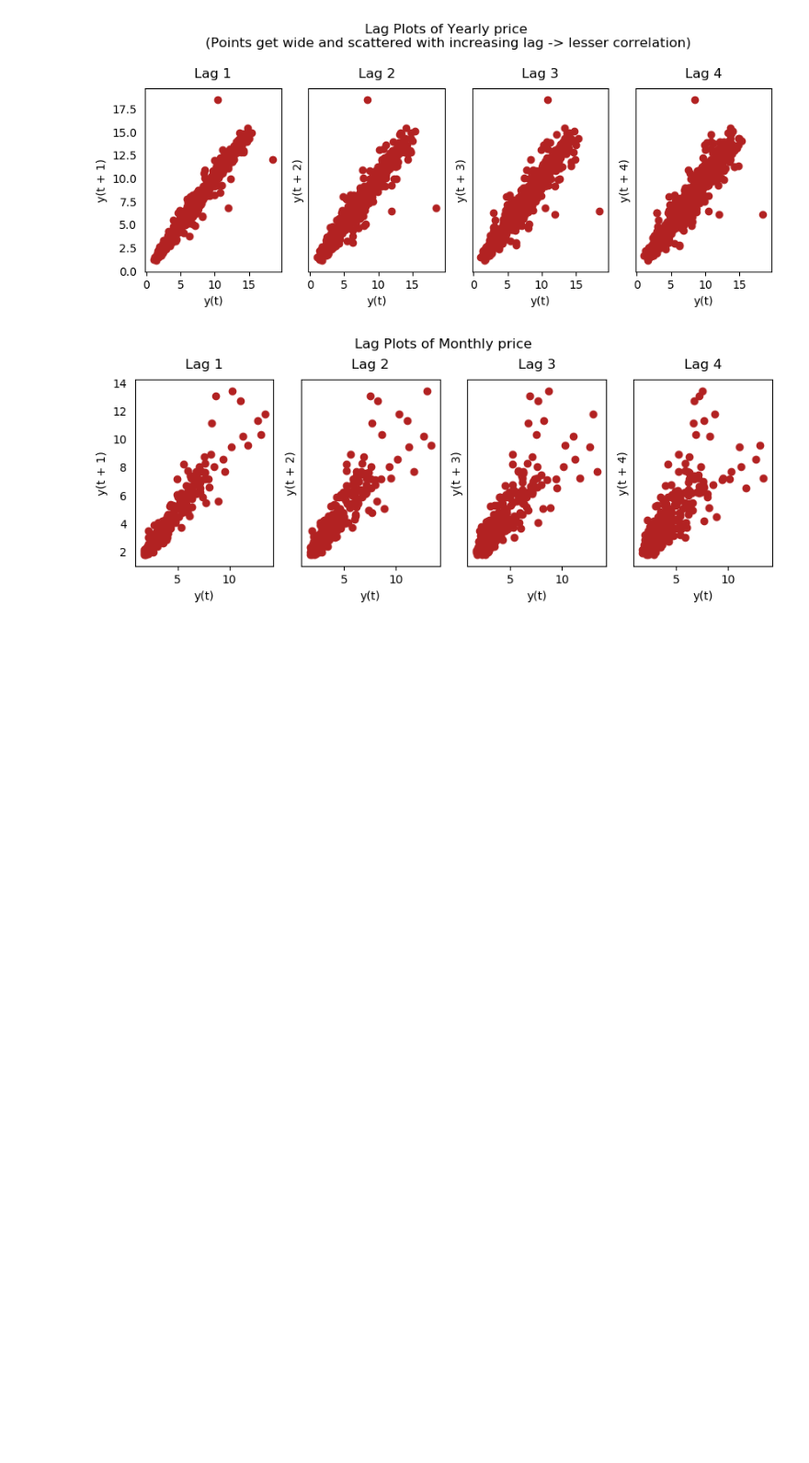
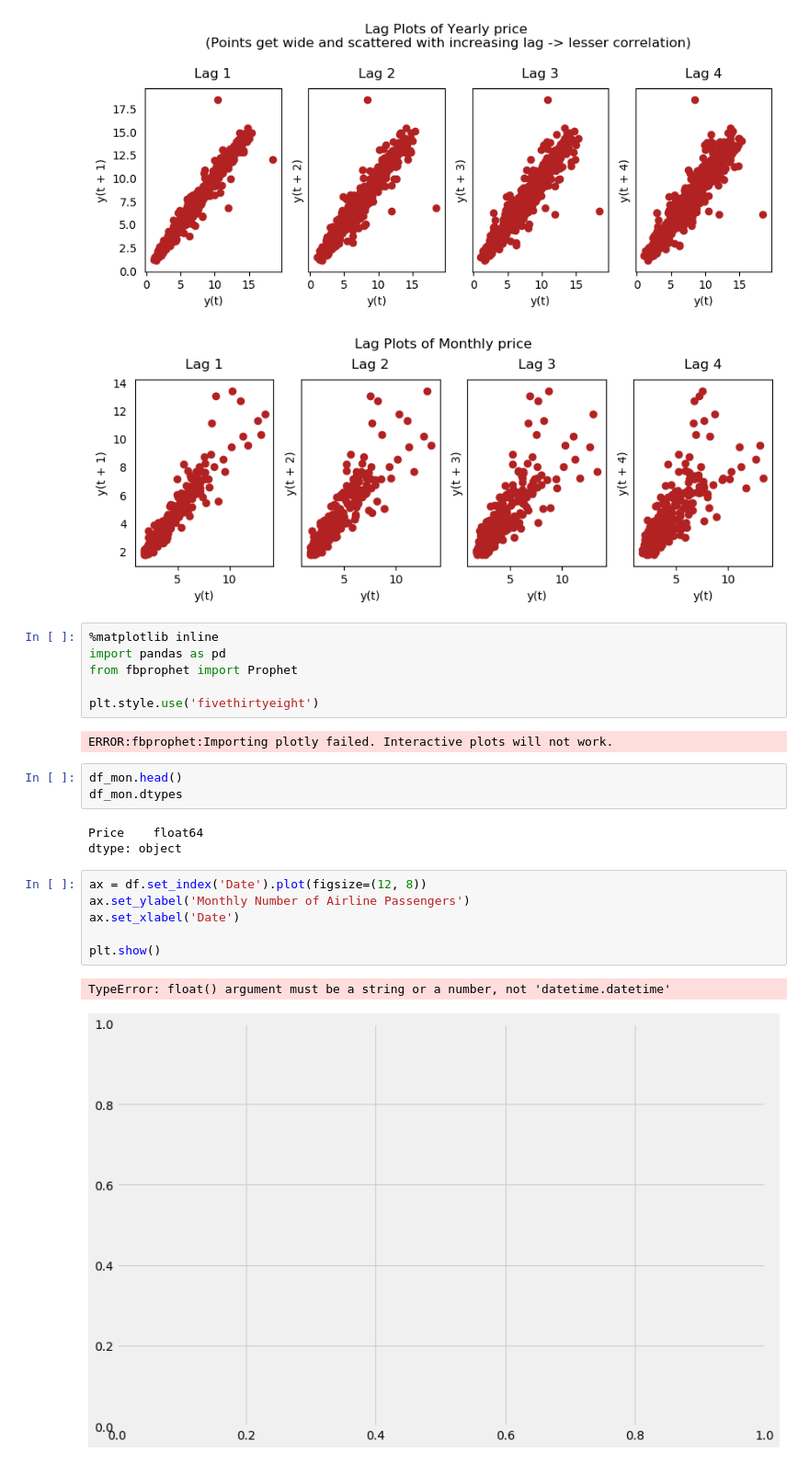
Before and after one commit to hbvj99/natural-gas, a Jupyter notebook: analysis/data.ipynb, the cells around one changed output. Shown at 92% size. Cells and saved outputs as stored; diff of their text form; blank space fills up the shorter version.

```diff
--- a/analysis/data.ipynb
+++ b/analysis/data.ipynb
@@ -249,3 +248,26 @@ plt.show()
 # %% [output]
 [figure]
 [figure]
+# %%
+%matplotlib inline
+import pandas as pd
+from fbprophet import Prophet
+
+plt.style.use('fivethirtyeight')
+# %% [output]
+ERROR:fbprophet:Importing plotly failed. Interactive plots will not work.
+# %%
+df_mon.head()
+df_mon.dtypes
+# %% [output]
+Price    float64
+dtype: object
+# %%
+ax = df.set_index('Date').plot(figsize=(12, 8))
+ax.set_ylabel('Monthly Number of Airline Passengers')
+ax.set_xlabel('Date')
+
+plt.show()
+# %% [output]
+TypeError: float() argument must be a string or a number, not 'datetime.datetime'
+[figure, added]
```
Also changed, not shown: parts of 2 cells of this notebook.
